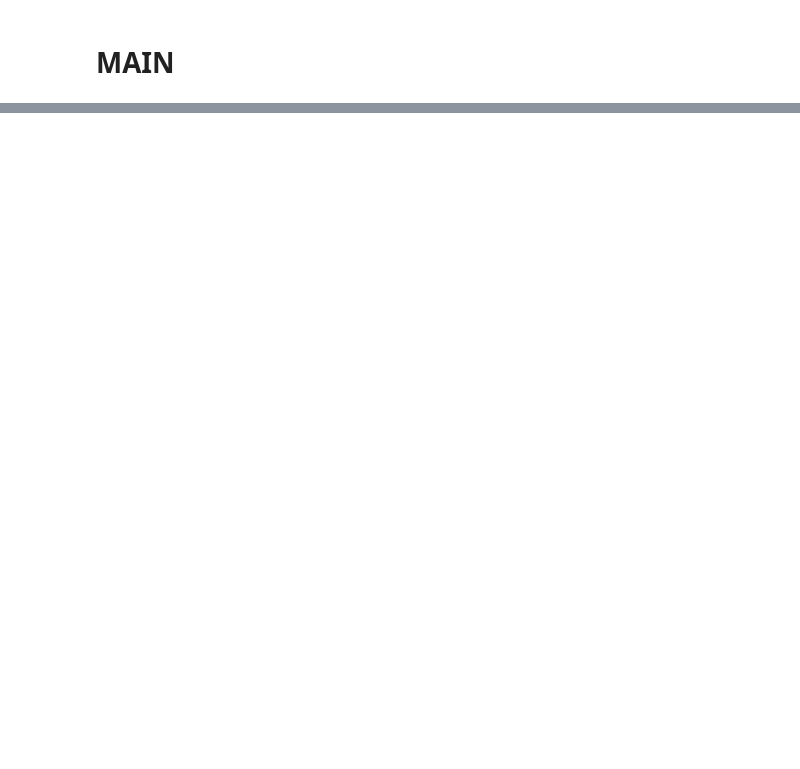
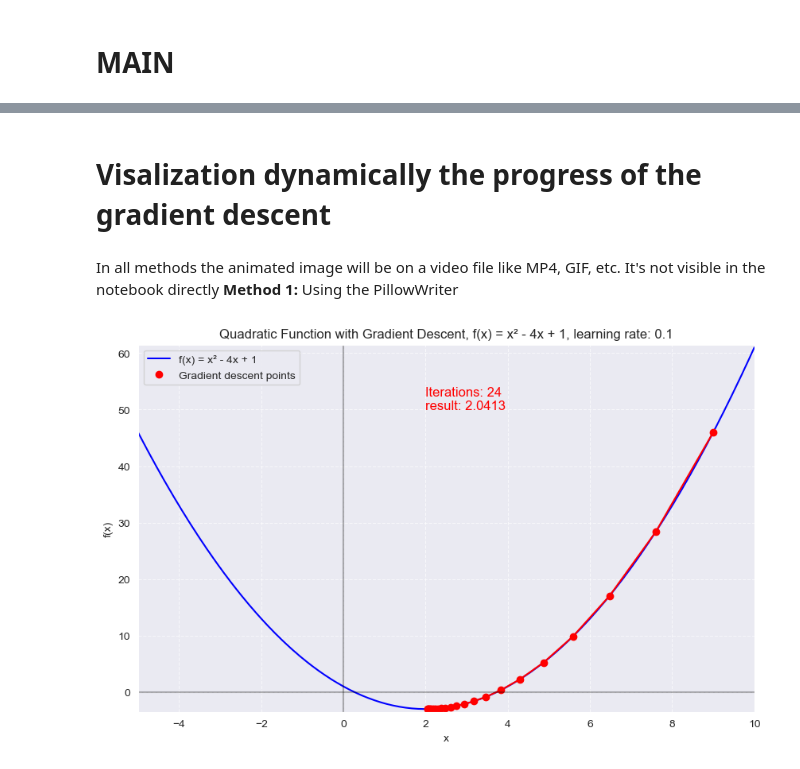
Before and after one commit to ceperezegma/simple_linear_regression, a Jupyter notebook: linear_regression/intro_gradient_descent.ipynb, the cells around one changed output, grey strips where cells are left out. Cells and saved outputs as stored; diff of their text form; code cells hidden in the pictures; blank space fills up the shorter version.

```diff
--- a/linear_regression/intro_gradient_descent.ipynb
+++ b/linear_regression/intro_gradient_descent.ipynb
@@ -77 +88,65 @@ min of the function happens at: 2.041320706725109
 x steps history: [9, 7.6, 6.4799999999999995, 5.584, 4.8671999999999995, 4.29376, 3.8350079999999998, 3.4680063999999997, 3.17440512, 2.939524096, 2.7516192768, 2.60129542144, 2.481036337152, 2.384829 ...
+# %% [markdown]
+# Visalization dynamically the progress of the gradient descent
+# %% [markdown]
+In all methods the animated image will be on a video file like MP4, GIF, etc. It's not visible in the notebook directly
+**Method 1:** Using the PillowWriter
+# %%
+# Function points
+x = np.linspace(-5, 10, 100)
+y = function(x)
+
+# Gradient descent step points evolution
+x_gradient = history
+y_gradient = [function(x) for x in x_gradient]
+
+# Set up the figure and axis
+fig, ax = plt.subplots(figsize=(10, 6))
+
+# Plot the main function (this stays static)
+line_function, = ax.plot(x, y, 'b-', label='f(x) = x² - 4x + 1')
+
+# Initialize the points and line for animation
+points, = ax.plot([], [], 'ro', label='Gradient descent points')
+line, = ax.plot([], [], 'r-')
+
+# Setup the plot
+ax.grid(True, linestyle='--', alpha=0.7)
+ax.set_title(f"Quadratic Function with Gradient Descent, f(x) = x² - 4x + 1, learning rate: {learning_rate}")
+ax.set_xlabel('x')
+ax.set_ylabel('f(x)')
+ax.legend()
+
+# Add x and y axis lines
+ax.axhline(y=0, color='k', linestyle='-', alpha=0.3)
+ax.axvline(x=0, color='k', linestyle='-', alpha=0.3)
+
+# Set axis limits
+ax.set_xlim(-5, 10)
+ax.set_ylim(min(y)-0.5, max(y)+0.5)
+
+# Add a simple text
+plt.text(2, 50, f"Iterations: {len(x_gradient)}\nresult: {round(x_gradient[-1], 4)}",
+         fontsize=12,
+         color='red',
+         horizontalalignment='left')
+
+# Creating chart animation
+metadata = dict(title='Movie', artist='Egma')
+writer = PillowWriter(fps=15, metadata=metadata)
+
+# Gradient descent step points evolution
+x_points = []
+y_points = []
+
+with writer.saving(fig, "Gradient_descent_PillowWriter.gif", 100):
+    for xval, yval in zip(x_gradient, y_gradient):
+        x_points.append(xval)
+        y_points.append(yval)
+
+        points.set_data(x_points, y_points)
+        line.set_data(x_points, y_points)
+
+        writer.grab_frame()
+# %% [output]
+[figure, added]
```
Also changed, not shown: parts of 11 cells of this notebook, 3 other files.
